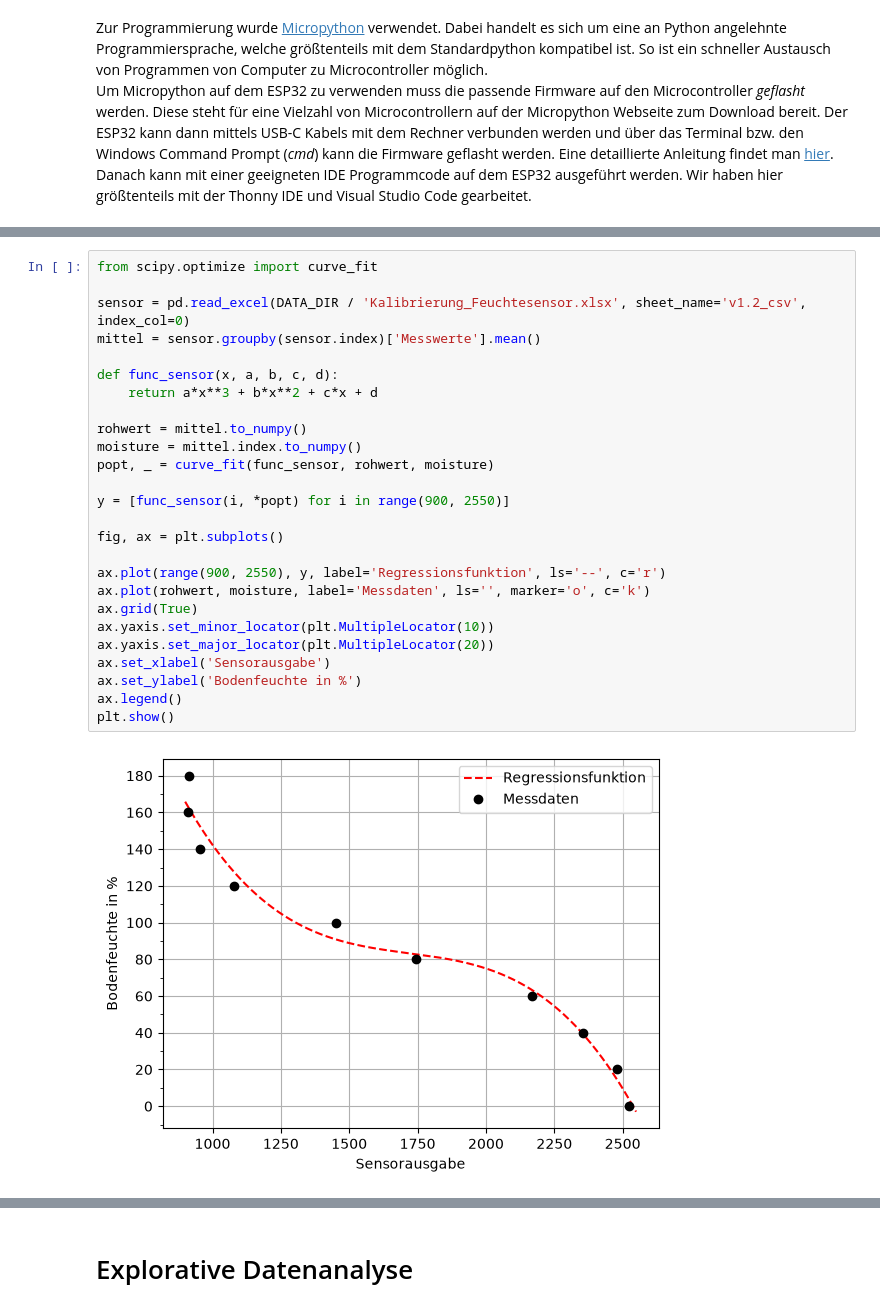
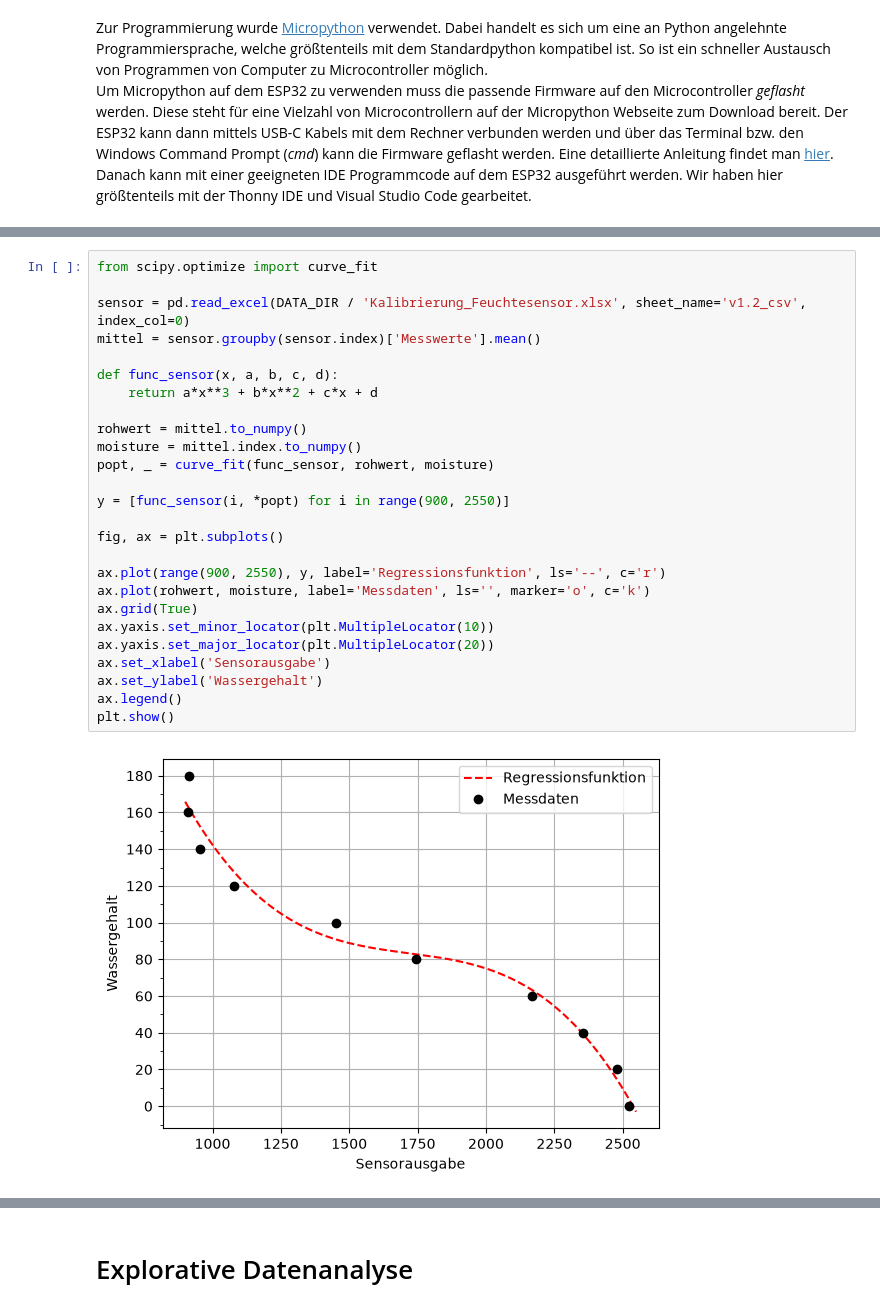
Before and after one commit to jankruse-dev/DataScience_Notebook, a Jupyter notebook: Data_Science_Jan_Kruse_1230471.ipynb, the cells around one changed output, grey strips where cells are left out. Cells and saved outputs as stored; diff of their text form.

```diff
--- a/Data_Science_Jan_Kruse_1230471.ipynb
+++ b/Data_Science_Jan_Kruse_1230471.ipynb
@@ -55,31 +59,31 @@ Damit der Sensor genaue Werte liefert, wird dieser in der verwendeten Erde kalib
 # %%
 from scipy.optimize import curve_fit
 
 sensor = pd.read_excel(DATA_DIR / 'Kalibrierung_Feuchtesensor.xlsx', sheet_name='v1.2_csv', index_col=0)
 mittel = sensor.groupby(sensor.index)['Messwerte'].mean()
 
 def func_sensor(x, a, b, c, d):
     return a*x**3 + b*x**2 + c*x + d
 
 rohwert = mittel.to_numpy()
 moisture = mittel.index.to_numpy()
 popt, _ = curve_fit(func_sensor, rohwert, moisture)
 
 y = [func_sensor(i, *popt) for i in range(900, 2550)]
 
 fig, ax = plt.subplots()
 
 ax.plot(range(900, 2550), y, label='Regressionsfunktion', ls='--', c='r')
 ax.plot(rohwert, moisture, label='Messdaten', ls='', marker='o', c='k')
 ax.grid(True)
 ax.yaxis.set_minor_locator(plt.MultipleLocator(10))
 ax.yaxis.set_major_locator(plt.MultipleLocator(20))
 ax.set_xlabel('Sensorausgabe')
-ax.set_ylabel('Bodenfeuchte in %')
+ax.set_ylabel('Wassergehalt')
 ax.legend()
 plt.show()
 # %% [output]
-[figure, old version]
+[figure, new version]
 # %% [markdown]
 ## 1.3 Umgebungsdaten
 Zur Datensammlung sollen auch die Umgebungstemperatur, -feuchte und -Druck gemessen werden. Hierzu wird ein Bosch BME280 eingesetzt. Dieser Sensor kann alle drei Werte messen. Die Messgenauigkeiten finden sich in Tabelle 1. Der Sensor kommuniziert mit dem ESP32 über eine $\mathrm{I^2C}$ Verbindung. Die Initialisierung der Sonsoren erfolgt dann über ein Skript in Micropython, welches auf den ESP32 geflasht wird.
```
Also changed, not shown: parts of 36 cells of this notebook, 1 other file.
